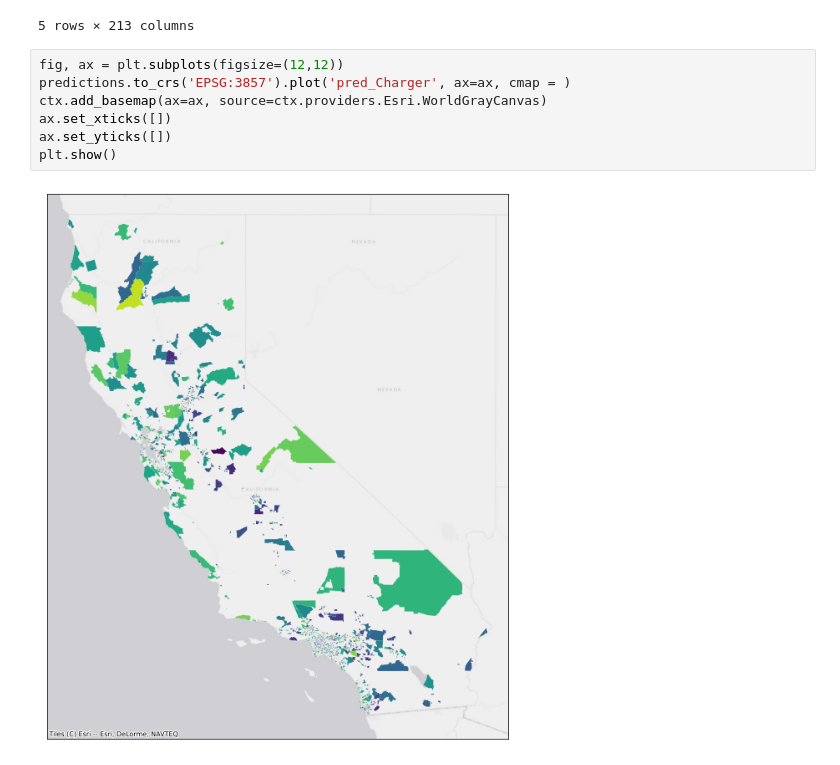
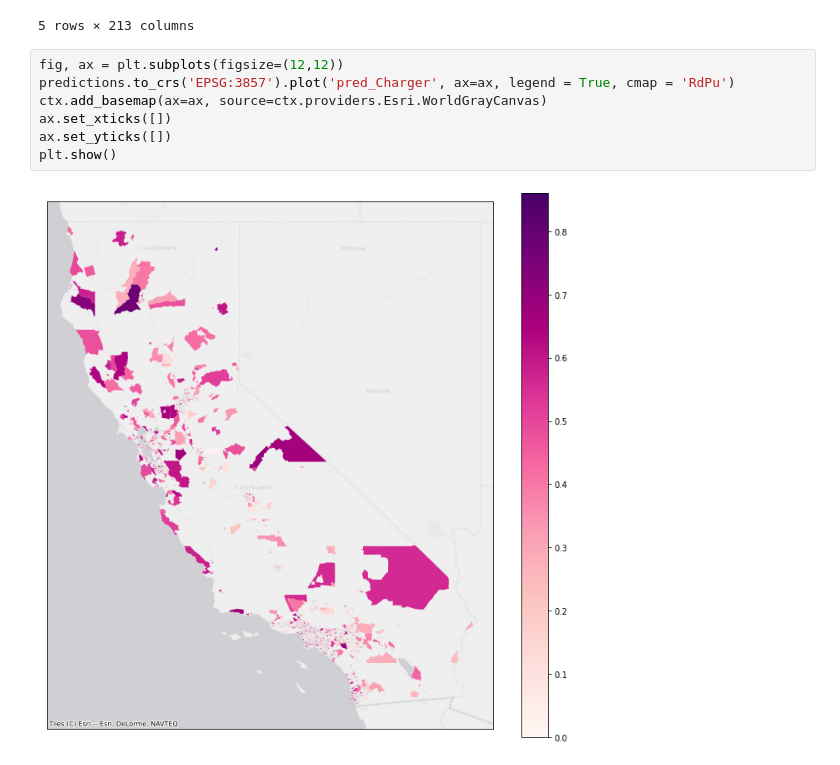
Before and after one commit to opheliasin/ev-charger-sales, a Jupyter notebook: Question 1.ipynb, the cells around one changed output. Saved outputs shown, nothing was run; the diff lists cells and outputs as text.

```diff
--- a/Question 1.ipynb
+++ b/Question 1.ipynb
@@ -228,10 +228,10 @@ predictions.head()
 5 rows × 213 columns
 # %%
 fig, ax = plt.subplots(figsize=(12,12))
-predictions.to_crs('EPSG:3857').plot('pred_Charger', ax=ax, cmap = )
+predictions.to_crs('EPSG:3857').plot('pred_Charger', ax=ax, legend = True, cmap = 'RdPu')
 ctx.add_basemap(ax=ax, source=ctx.providers.Esri.WorldGrayCanvas)
 ax.set_xticks([])
 ax.set_yticks([])
 plt.show()
 # %% [output]
-[figure, old version]
+[figure, new version]
```
Also changed, not shown: parts of 5 cells of this notebook.
